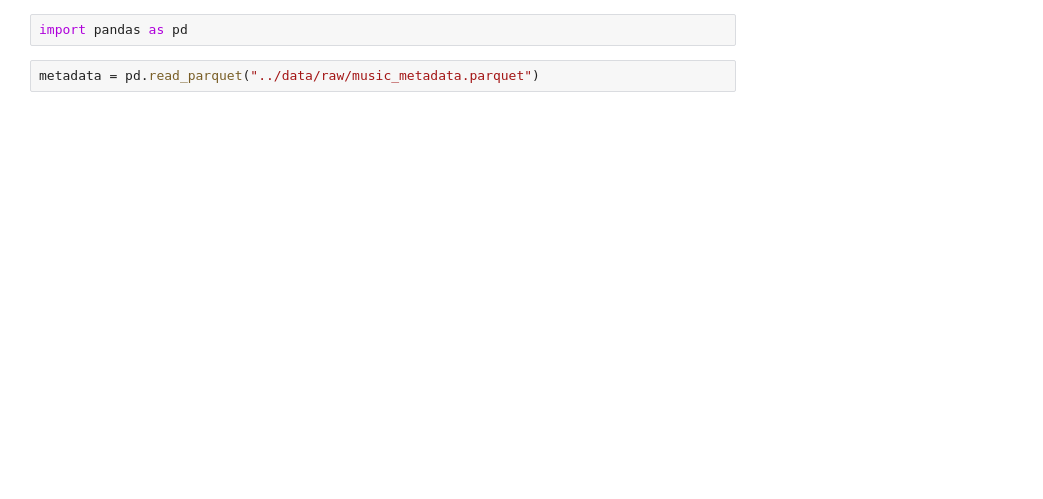
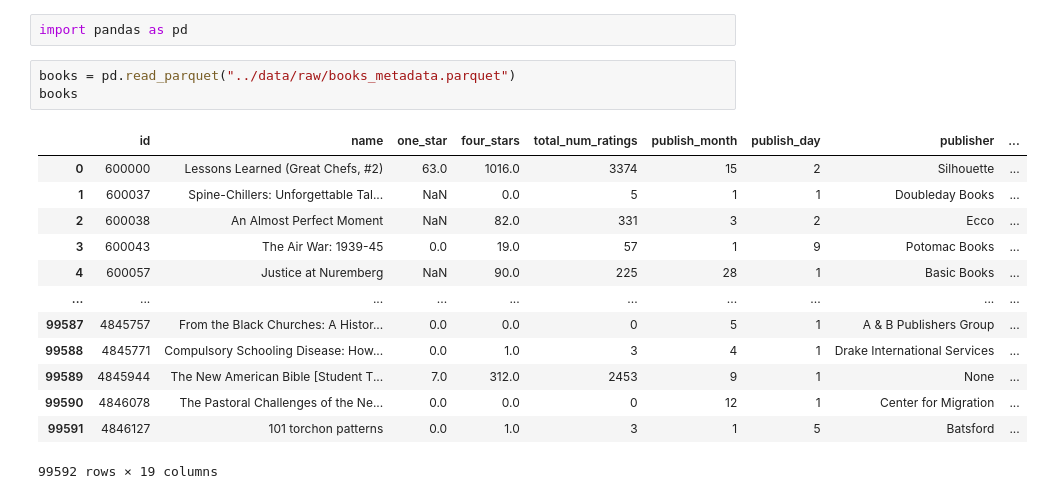
Before and after one commit to LGmatrix13/media-feature-classification, a Jupyter notebook: notebooks/test.ipynb, the cells around one changed output. Cells and saved outputs as stored; diff of their text form; blank space fills up the shorter version.

```diff
--- a/notebooks/test.ipynb
+++ b/notebooks/test.ipynb
@@ -1,4 +1,19 @@
 # %%
 import pandas as pd
 # %%
-metadata = pd.read_parquet("../data/raw/music_metadata.parquet")
+books = pd.read_parquet("../data/raw/books_metadata.parquet")
+books
+# %% [output]
+|  | id | name | one_star | four_stars | total_num_ratings | publish_month | publish_day | publisher | ... |
+| 0 | 600000 | Lessons Learned (Great Chefs, #2) | 63.0 | 1016.0 | 3374 | 15 | 2 | Silhouette | ... |
+| 1 | 600037 | Spine-Chillers: Unforgettable Tal... | NaN | 0.0 | 5 | 1 | 1 | Doubleday Books | ... |
+| 2 | 600038 | An Almost Perfect Moment | NaN | 82.0 | 331 | 3 | 2 | Ecco | ... |
+| 3 | 600043 | The Air War: 1939-45 | 0.0 | 19.0 | 57 | 1 | 9 | Potomac Books | ... |
+| 4 | 600057 | Justice at Nuremberg | NaN | 90.0 | 225 | 28 | 1 | Basic Books | ... |
+| ... | ... | ... | ... | ... | ... | ... | ... | ... | ... |
+| 99587 | 4845757 | From the Black Churches: A Histor... | 0.0 | 0.0 | 0 | 5 | 1 | A & B Publishers Group | ... |
+| 99588 | 4845771 | Compulsory Schooling Disease: How... | 0.0 | 1.0 | 3 | 4 | 1 | Drake International Services | ... |
+| 99589 | 4845944 | The New American Bible [Student T... | 7.0 | 312.0 | 2453 | 9 | 1 | None | ... |
+| 99590 | 4846078 | The Pastoral Challenges of the Ne... | 0.0 | 0.0 | 0 | 12 | 1 | Center for Migration | ... |
+| 99591 | 4846127 | 101 torchon patterns | 0.0 | 1.0 | 3 | 1 | 5 | Batsford | ... |
+99592 rows × 19 columns
```
Also changed, not shown: parts of 13 cells of this notebook, 17 other files.
